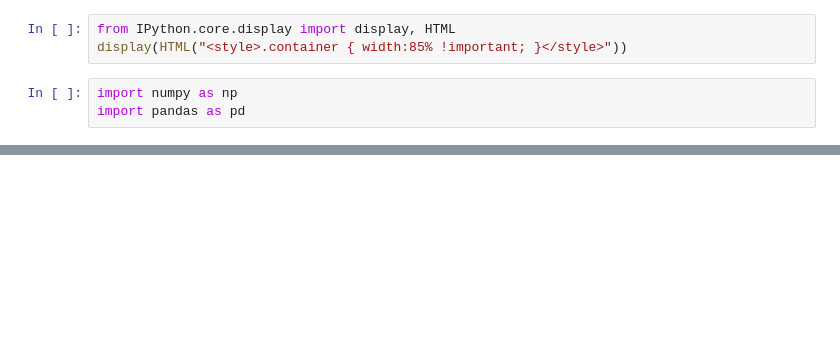
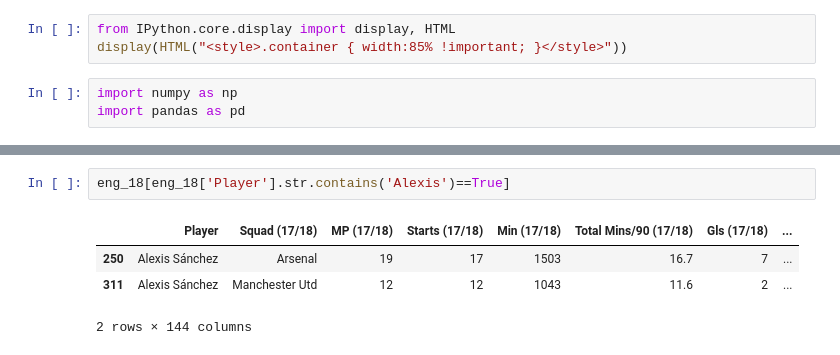
Before and after one commit to sanjitva/Predicting-Football-Player-Transfer-Values, a Jupyter notebook: fbref_4seasons.ipynb, the cells around one changed output, grey strips where cells are left out. Saved outputs shown, nothing was run; the diff lists cells and outputs as text; blank space fills up the shorter version.

```diff
--- a/fbref_4seasons.ipynb
+++ b/fbref_4seasons.ipynb
@@ -749,0 +948,7 @@ final
+# %%
+eng_18[eng_18['Player'].str.contains('Alexis')==True]
+# %% [output]
+|  | Player | Squad (17/18) | MP (17/18) | Starts (17/18) | Min (17/18) | Total Mins/90 (17/18) | Gls (17/18) | ... |
+| 250 | Alexis Sánchez | Arsenal | 19 | 17 | 1503 | 16.7 | 7 | ... |
+| 311 | Alexis Sánchez | Manchester Utd | 12 | 12 | 1043 | 11.6 | 2 | ... |
+2 rows × 144 columns
```
Also changed, not shown: parts of 14 cells of this notebook, 1 other file.
